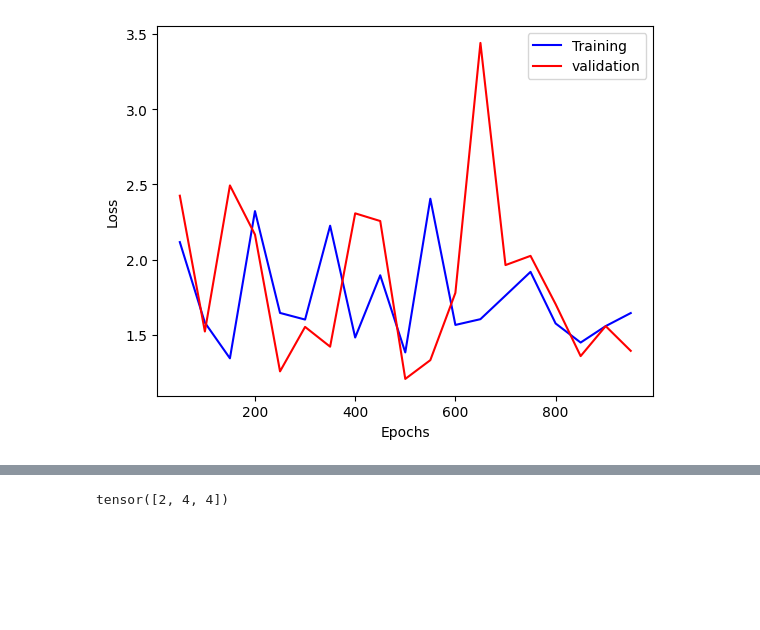
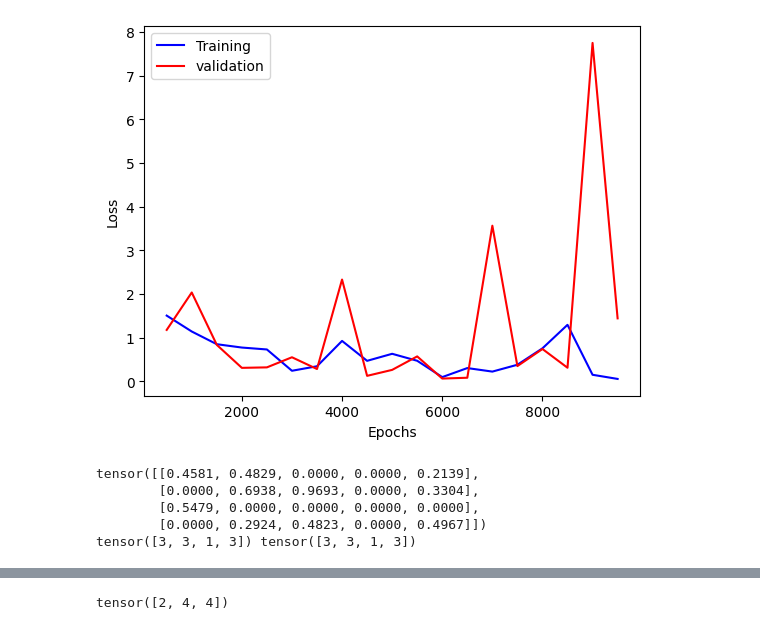
Before and after one commit to pavanyellow/toy-counter-model, a Jupyter notebook: train.ipynb, the cells around one changed output, grey strips where cells are left out. Drawn from its saved outputs; the diff is of its cells as text; code cells hidden in the pictures; blank space fills up the shorter version.

```diff
--- a/train.ipynb
+++ b/train.ipynb
@@ -13,32 +13,33 @@ torch.manual_seed(10)
 
 
 
-input_size =5
-learning_rate = 0.003
-max_iters = 1000
-dataset_size = 2
+input_size = 5
+learning_rate = 0.01
+max_iters = 10000
+dataset_size = 1024*4
+batch_size = 4
 sparsity = 0.1
-batch_size = 16
+
 
 iters = []
 loss_value = []
 val_loss_value = []
 
 
-def sample_data(split = 'train'):
+def sample_data(split = 'train', batch_size = batch_size):
     if split != 'train':
         curr_data = validation_dataset
     else:
         curr_data = training_dataset
-    sparsity_vector = sparsity
+    curr_data = curr_data[torch.randperm(curr_data.shape[0])][:batch_size]
     a, b = curr_data.shape
 
-    sparsity_vector = torch.rand(input_size)
+    sparsity_vector = torch.rand(batch_size, input_size)
     sparsity_vector = sparsity_vector.view(1, -1)
     sparsity_mat = torch.bernoulli(torch.full((a, b), 1.0) * sparsity_vector)
 
     X = curr_data * sparsity_mat
-    return X, X
+    return X
 
 
 
@@ -46,9 +47,9 @@ DEVICE = torch.device('cpu')
 
 @dataclass
 class Config:
-    input_size : int = 10
-    hidden_size : int = 10
-    layers : int = 10
+    input_size : int
+    hidden_size : int = 2
+    layers : int = 2
 
 class Two_Two(nn.Module):
     def __init__(self, hidden_size) -> None:
@@ -65,13 +66,14 @@ class Model(nn.Module):
         self.layers = nn.Sequential(
                         nn.Linear(config.input_size, config.hidden_size),
                         *[Two_Two(config.hidden_size) for i in range(config.layers)],
-                        nn.Linear(config.hidden_size, config.input_size),
+                        nn.Linear(config.hidden_size, config.input_size + 1),
                     )
 
 
     def forward(self, idx : torch.Tensor):
         count = self.layers(idx)
         active = (idx>0).sum(-1)
+
         loss = nn.CrossEntropyLoss()
 
         return count, loss(count, active)
@@ -91,13 +93,13 @@ optimizer = torch.optim.Adam(model.parameters() , learning_rate, weight_decay= 1
 start_time = time.time()
 step_value = max_iters/20
 for i in range(1, max_iters):
-    X, Y = sample_data()
+    X =  sample_data()
     count, loss = model(X)
 
     if i%step_value ==0 :
         model.eval()
         with torch.no_grad():
-            X_V,Y_V = sample_data(split = 'val')
+            X_V = sample_data(split = 'val')
             _, val_loss= model(X_V)
             iters.append(i)
             loss_value.append(loss.item())
@@ -144 +146 @@ Took 1.6092588901519775s for 1000 epochs
-[figure, old version]
+[figure, new version]
@@ -146,0 +147,10 @@ a,b = sample_data()
+# %%
+a= sample_data()
+print(a[:5])
+print(model(a[:5])[0].argmax(-1), (a[:5]>0).sum(-1))
+# %% [output]
+tensor([[0.4581, 0.4829, 0.0000, 0.0000, 0.2139],
+        [0.0000, 0.6938, 0.9693, 0.0000, 0.3304],
+        [0.5479, 0.0000, 0.0000, 0.0000, 0.0000],
+        [0.0000, 0.2924, 0.4823, 0.0000, 0.4967]])
+tensor([3, 3, 1, 3]) tensor([3, 3, 1, 3])
```
Also changed, not shown: parts of 8 cells of this notebook.
